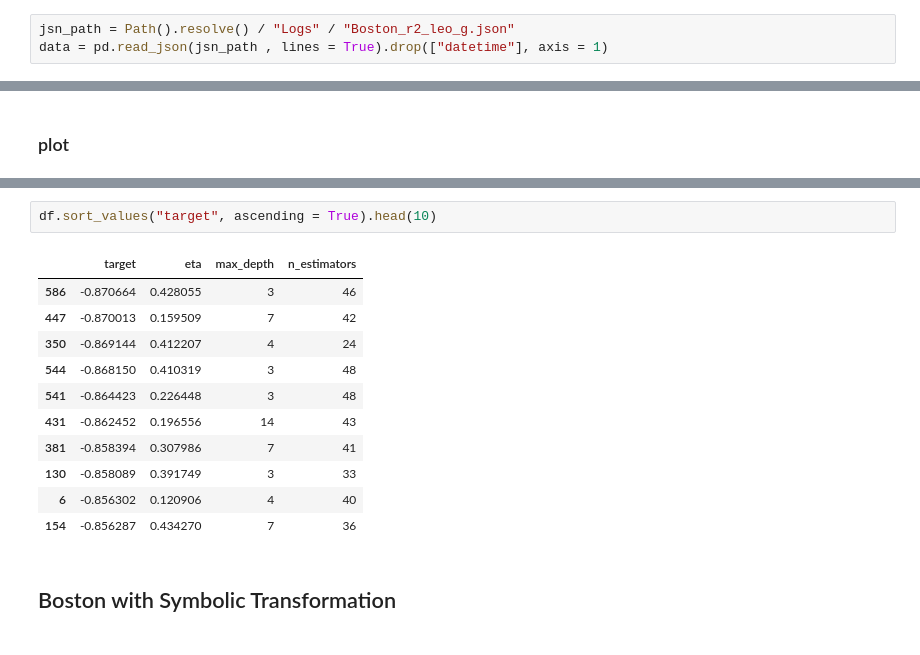
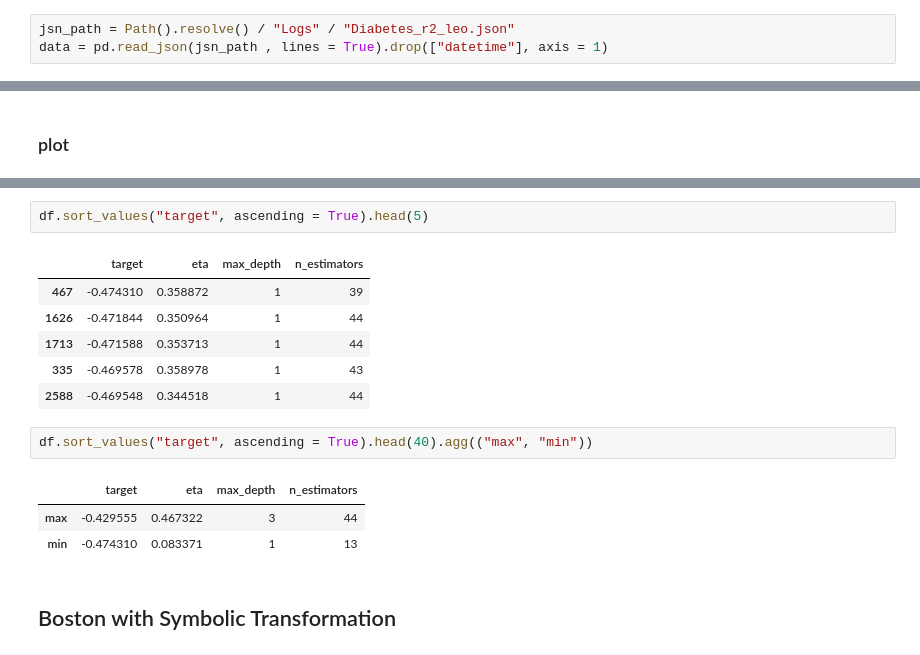
Before and after one commit to Gegori1/SVR-Extended, a Jupyter notebook: Bayesian_optimization/Diabetes_Bayesian_Optimization/XGBoost/Bay_opt_analysis.ipynb, the cells around one changed output, grey strips where cells are left out. Drawn from its saved outputs; the diff is of its cells as text.

```diff
--- a/Bayesian_optimization/Diabetes_Bayesian_Optimization/XGBoost/Bay_opt_analysis.ipynb
+++ b/Bayesian_optimization/Diabetes_Bayesian_Optimization/XGBoost/Bay_opt_analysis.ipynb
@@ -13,7 +13,7 @@ import plotly.express as px
 # %% [markdown]
 ### load data
 # %%
-jsn_path = Path().resolve() / "Logs" / "Boston_r2_leo_g.json"
+jsn_path = Path().resolve() / "Logs" / "Diabetes_r2_leo.json"
 data = pd.read_json(jsn_path , lines = True).drop(["datetime"], axis = 1)
 # %% [markdown]
 ### convert data
@@ -42,19 +42,20 @@ px.scatter_3d(df2, x = "max_depth", y = "n_estimators", z = "target", color = "t
 # %% [output]
 [interactive output not drawn]
 # %%
-df.sort_values("target", ascending = True).head(10)
+df.sort_values("target", ascending = True).head(5)
 # %% [output]
 |  | target | eta | max_depth | n_estimators |
-| 586 | -0.870664 | 0.428055 | 3 | 46 |
-| 447 | -0.870013 | 0.159509 | 7 | 42 |
-| 350 | -0.869144 | 0.412207 | 4 | 24 |
-| 544 | -0.868150 | 0.410319 | 3 | 48 |
-| 541 | -0.864423 | 0.226448 | 3 | 48 |
-| 431 | -0.862452 | 0.196556 | 14 | 43 |
-| 381 | -0.858394 | 0.307986 | 7 | 41 |
-| 130 | -0.858089 | 0.391749 | 3 | 33 |
-| 6 | -0.856302 | 0.120906 | 4 | 40 |
-| 154 | -0.856287 | 0.434270 | 7 | 36 |
+| 467 | -0.474310 | 0.358872 | 1 | 39 |
+| 1626 | -0.471844 | 0.350964 | 1 | 44 |
+| 1713 | -0.471588 | 0.353713 | 1 | 44 |
+| 335 | -0.469578 | 0.358978 | 1 | 43 |
+| 2588 | -0.469548 | 0.344518 | 1 | 44 |
+# %%
+df.sort_values("target", ascending = True).head(40).agg(("max", "min"))
+# %% [output]
+|  | target | eta | max_depth | n_estimators |
+| max | -0.429555 | 0.467322 | 3 | 44 |
+| min | -0.474310 | 0.083371 | 1 | 13 |
 # %% [markdown]
 ## Boston with Symbolic Transformation
 # %% [markdown]
```
Also changed, not shown: parts of 8 cells of this notebook, 37 other files.
